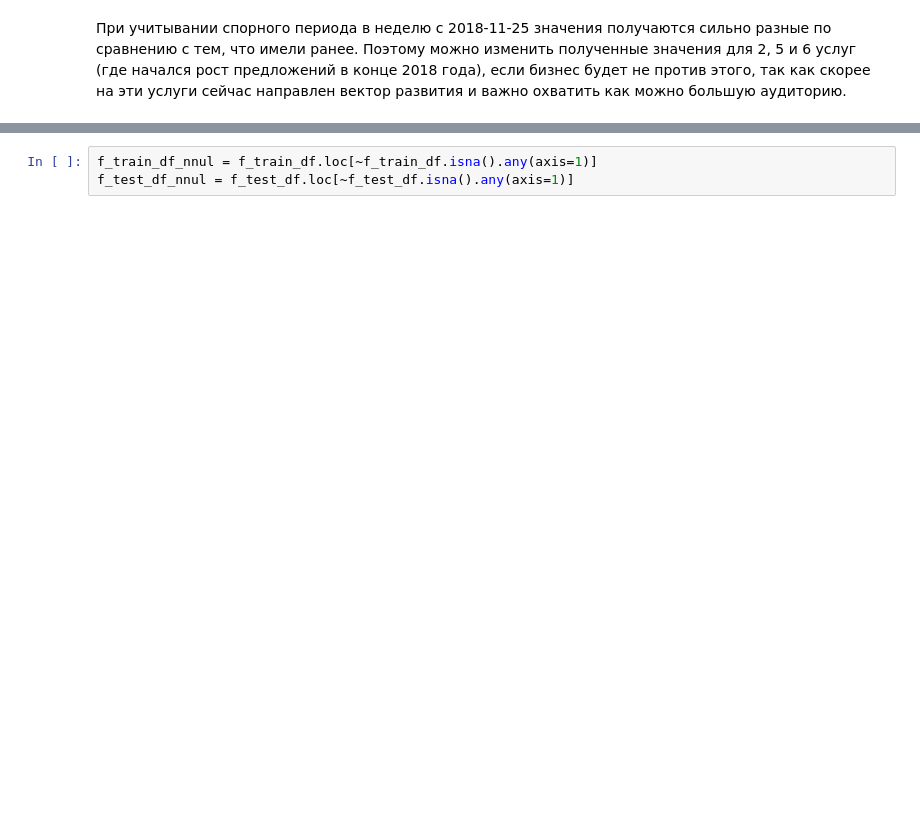
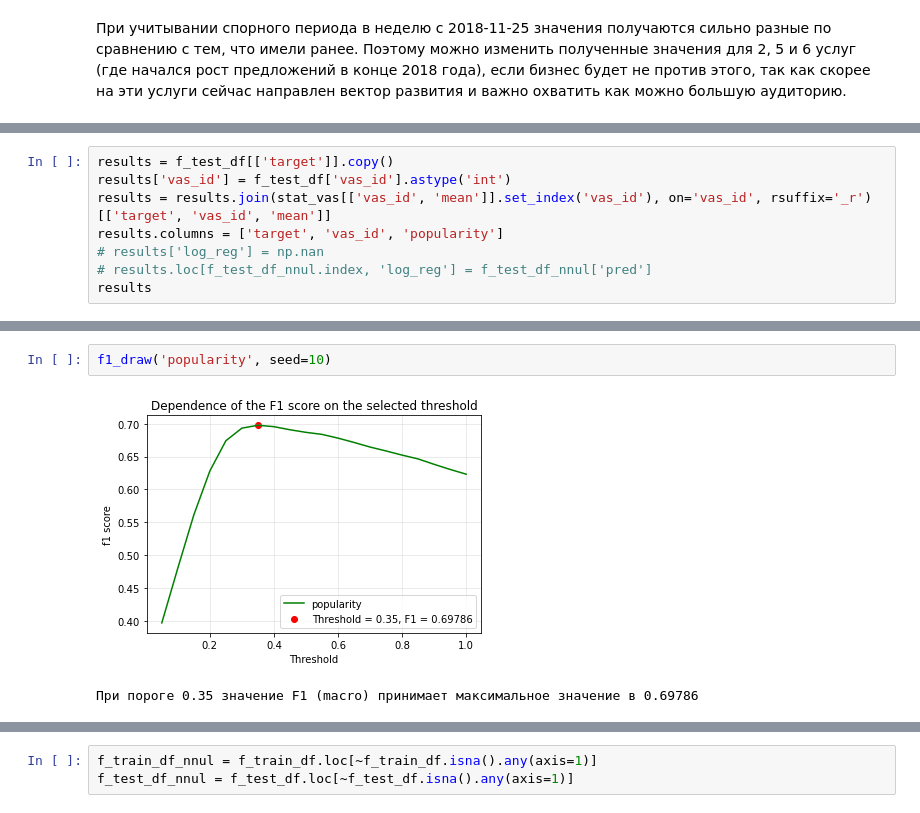
Before and after one commit to WiZor1/MF_VAS_service_predict, a Jupyter notebook: CW_MF.ipynb, the cells around one changed output, grey strips where cells are left out. Saved outputs shown, nothing was run; the diff lists cells and outputs as text; blank space fills up the shorter version.

```diff
--- a/CW_MF.ipynb
+++ b/CW_MF.ipynb
@@ -443,0 +439,8 @@ f_train_df
+# %%
+results = f_test_df[['target']].copy()
+results['vas_id'] = f_test_df['vas_id'].astype('int')
+results = results.join(stat_vas[['vas_id', 'mean']].set_index('vas_id'), on='vas_id', rsuffix='_r')[['target', 'vas_id', 'mean']]
+results.columns = ['target', 'vas_id', 'popularity']
+# results['log_reg'] = np.nan
+# results.loc[f_test_df_nnul.index, 'log_reg'] = f_test_df_nnul['pred']
+results
@@ -443,0 +507,5 @@ f_train_df
+# %%
+f1_draw('popularity', seed=10)
+# %% [output]
+[figure, added]
+При пороге 0.35 значение F1 (macro) принимает максимальное значение в 0.69786
```
Also changed, not shown: parts of 82 cells of this notebook.
